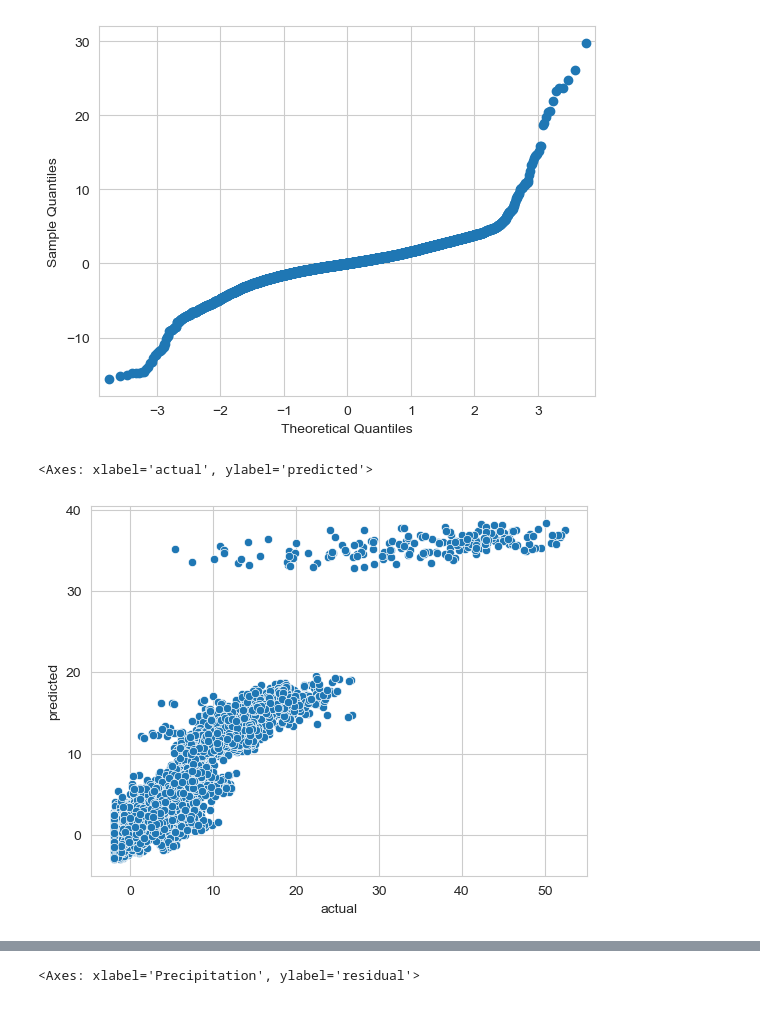
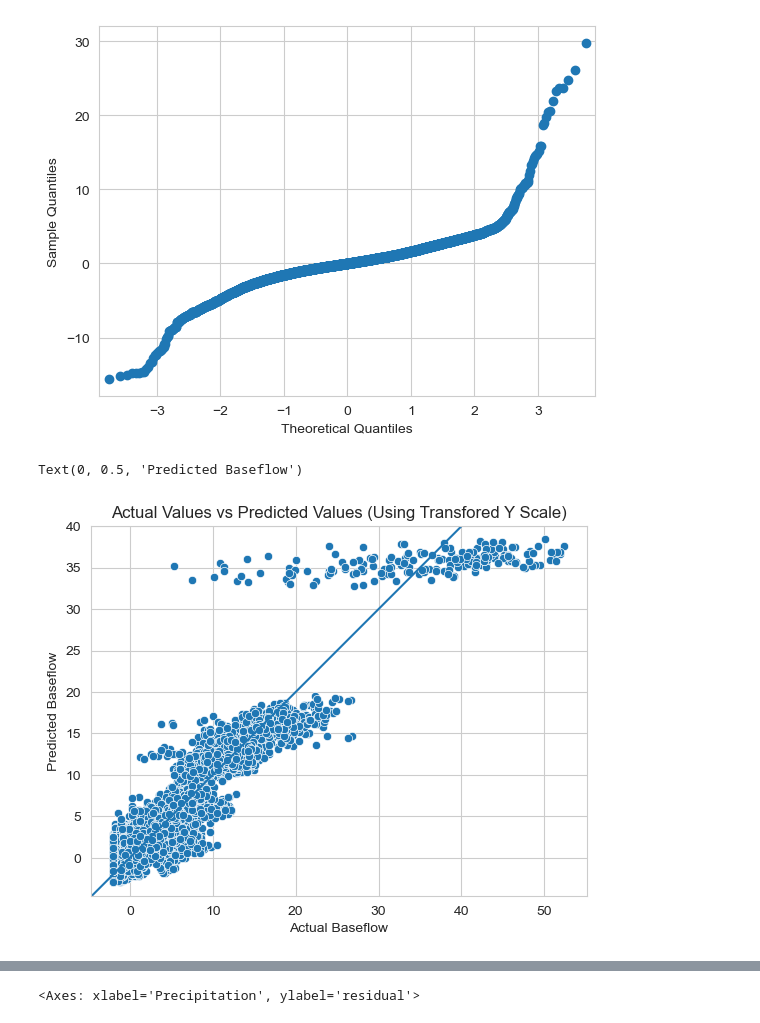
Before and after one commit to Ehsankahrizi/Project_6, a Jupyter notebook: project6.ipynb, the cells around one changed output, grey strips where cells are left out. Cells and saved outputs as stored; diff of their text form; code cells hidden in the pictures.

```diff
--- a/project6.ipynb
+++ b/project6.ipynb
@@ -221,0 +218,16 @@ Text(0.5, 0, 'Month')
+# %%
+plt.figure(figsize=(12,8))
+sns.set_style("whitegrid")
+plt.grid(True, linewidth=0.5, color='lightgray')
+yearly_avg = train.groupby(['Segment_id', 'year']).agg({'Observed':'mean'}).reset_index()
+display(yearly_avg.loc[yearly_avg.year == 1949].sort_values(['Observed'], ascending=False).head())
+year_flow_plot = sns.lineplot(yearly_avg, x='year', y='Observed', hue='Segment_id', legend=False,
+            palette='Set2',
+            marker='o')
+year_flow_plot.annotate("#256", (1949, 606))
+year_flow_plot.annotate("#239", (1949, 491))
+year_flow_plot.annotate("#210", (1950.5, 125))
+
+plt.title('Average Baseflow By River Segment Per Year')
+plt.ylabel('Average Baseflow')
+plt.xlabel('Year')
@@ -412,7 +449,7 @@ strong multicollinearity problems or that the design matrix is singular.
 # %%
 train_pred = lm.predict(X_train)
 train_resid = train_pred - y_train
-residuals = pd.DataFrame({'actual':y_train, 'predicted':train_pred, 'residual':train_resid})
+residuals = pd.DataFrame({'actual':y_train, 'predicted':train_pred, 'residual':train_resid, 'actual_trans':inv_boxcox(y_train, 0.25), 'predicted_trans':inv_boxcox(train_pred, 0.25)})
 residuals = pd.concat([residuals, X_train], axis = 1)
 # %%
 sns.scatterplot(data=residuals, x ='predicted', y ='residual')
@@ -427,7 +464,12 @@ qqplot(residuals.residual)
 [figure]
 [figure]
 # %%
-sns.scatterplot(data=residuals, x='actual', y='predicted')
+pred_v_actual = sns.scatterplot(data=residuals, x='actual', y='predicted')
+plt.axis('equal')
+pred_v_actual.axline((0,0), slope=1)
+plt.title('Actual Values vs Predicted Values (Using Transfored Y Scale)')
+plt.xlabel('Actual Baseflow')
+plt.ylabel('Predicted Baseflow')
 # %% [output]
-<Axes: xlabel='actual', ylabel='predicted'>
+Text(0, 0.5, 'Predicted Baseflow')
-[figure, old version]
+[figure, new version]
```
Also changed, not shown: parts of 23 cells of this notebook.
